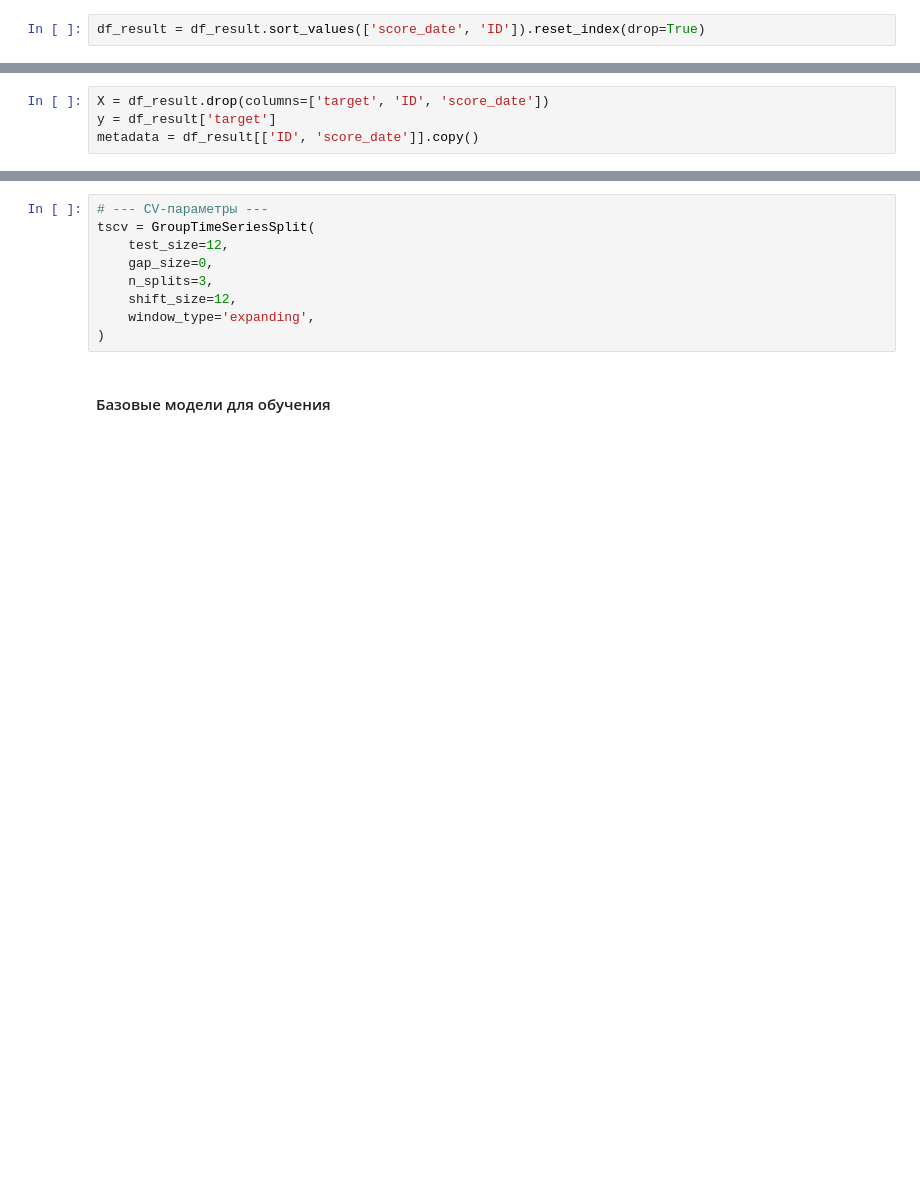
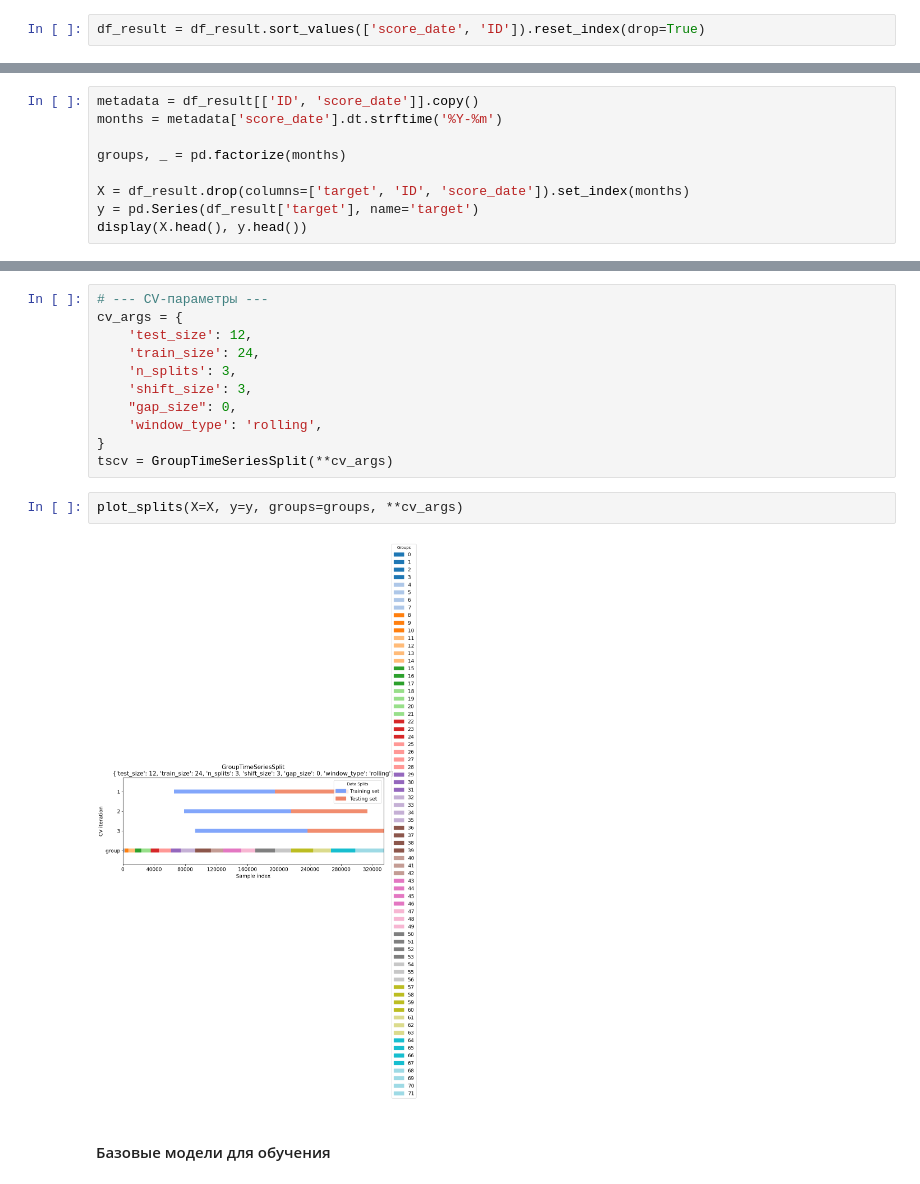
Before and after one commit to Plakhotniuk/practicum_ds, a Jupyter notebook: ml/random_forest/project.ipynb, the cells around one changed output, grey strips where cells are left out. Saved outputs shown, nothing was run; the diff lists cells and outputs as text; blank space fills up the shorter version.

```diff
--- a/ml/random_forest/project.ipynb
+++ b/ml/random_forest/project.ipynb
@@ -1085,4 +1083,9 @@ df_result.head()
 # %%
-X = df_result.drop(columns=['target', 'ID', 'score_date'])
-y = df_result['target']
 metadata = df_result[['ID', 'score_date']].copy()
+months = metadata['score_date'].dt.strftime('%Y-%m')
+
+groups, _ = pd.factorize(months)
+
+X = df_result.drop(columns=['target', 'ID', 'score_date']).set_index(months)
+y = pd.Series(df_result['target'], name='target')
+display(X.head(), y.head())
@@ -1114,12 +1185,18 @@ X_test.shape, y_test.shape
 # %%
 # --- CV-параметры ---
-tscv = GroupTimeSeriesSplit(
-    test_size=12,
-    gap_size=0,
-    n_splits=3,
-    shift_size=12,
-    window_type='expanding',
-)
+cv_args = {
+    'test_size': 12,
+    'train_size': 24,
+    'n_splits': 3,
+    'shift_size': 3,
+    "gap_size": 0,
+    'window_type': 'rolling',
+}
+tscv = GroupTimeSeriesSplit(**cv_args)
+# %%
+plot_splits(X=X, y=y, groups=groups, **cv_args)
+# %% [output]
+[figure, added]
 # %% [markdown]
 #### Базовые модели для обучения
 # %%
```
Also changed, not shown: parts of 89 cells of this notebook.
